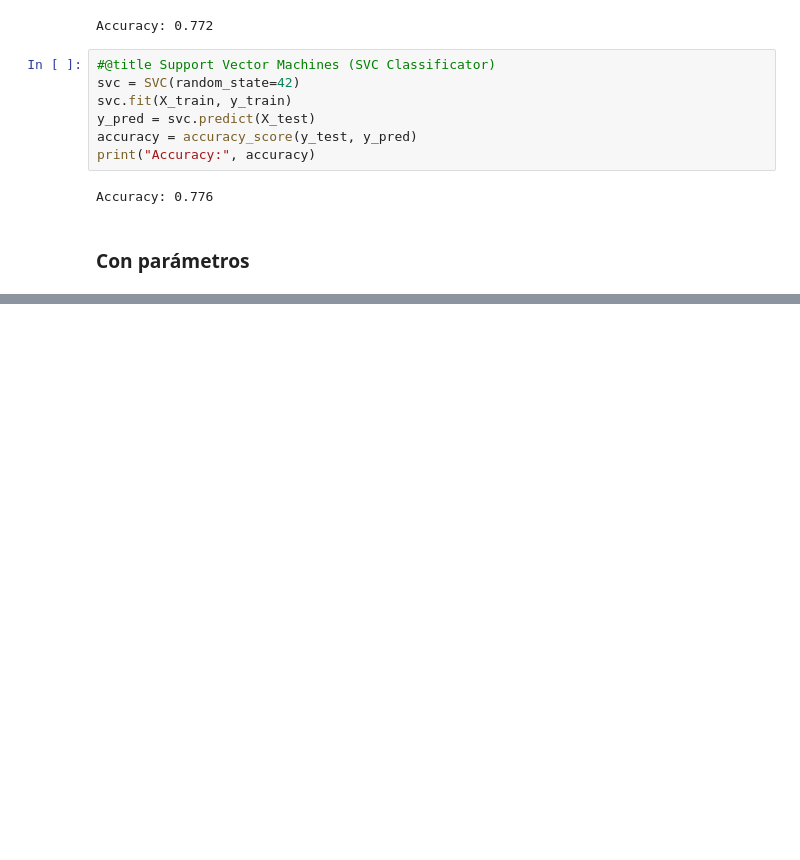
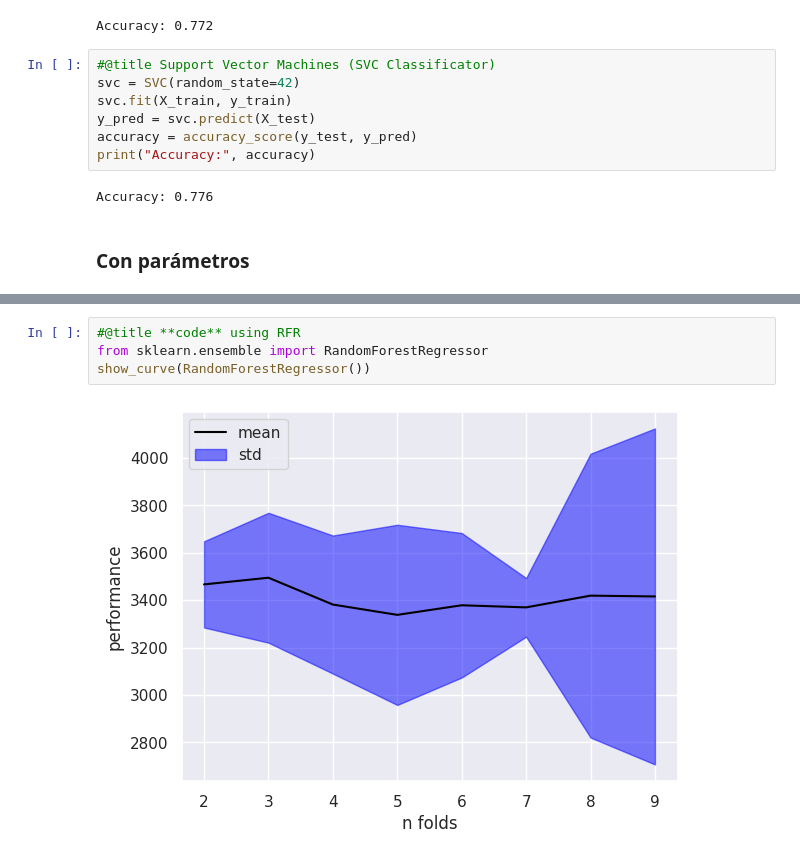
Before and after one commit to Dyaruro1/AI-Proyect-PlacementPrediction, a Jupyter notebook: Dataset_Proyecto.ipynb, the cells around one changed output, grey strips where cells are left out. Drawn from its saved outputs; the diff is of its cells as text; blank space fills up the shorter version.

```diff
--- a/Dataset_Proyecto.ipynb
+++ b/Dataset_Proyecto.ipynb
@@ -443,0 +470,6 @@ Accuracy: 0.776
+# %%
+#@title **code** using RFR
+from sklearn.ensemble import RandomForestRegressor
+show_curve(RandomForestRegressor())
+# %% [output]
+[figure, added]
```
Also changed, not shown: parts of 3 cells of this notebook.
